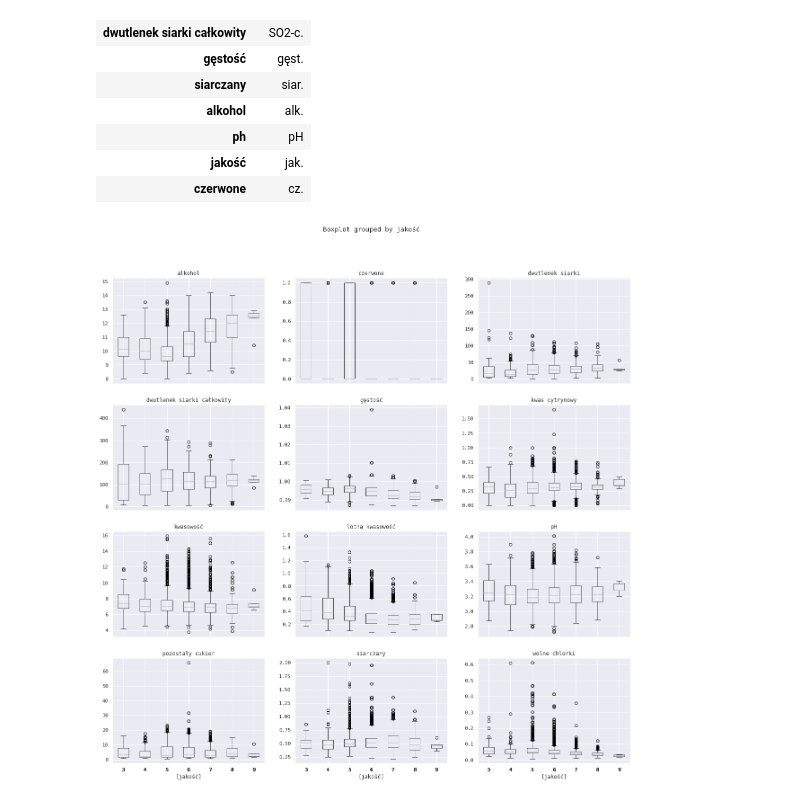
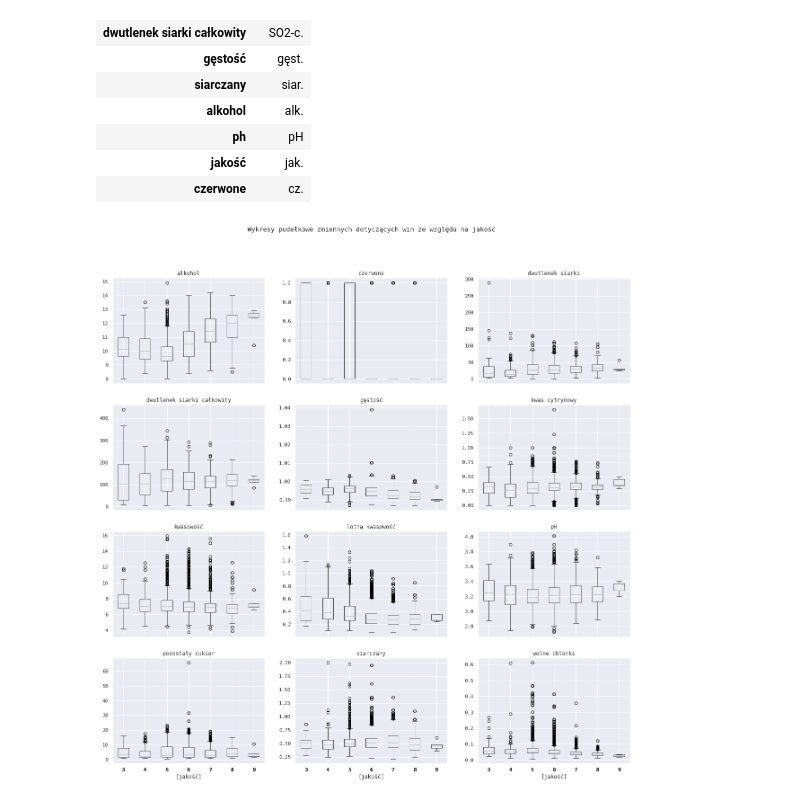
Before and after one commit to JakisTam-maTsikaJ/winko, a Jupyter notebook: statystyki.ipynb, the cells around one changed output. Drawn from its saved outputs; the diff is of its cells as text; code cells hidden in the pictures.

```diff
--- a/statystyki.ipynb
+++ b/statystyki.ipynb
@@ -416,8 +418,9 @@ DataFrame(skróty, index=['skrót']).T
 | czerwone | cz. |
 # %%
 X.boxplot(by = 'jakość', figsize=(20, 20), sharey=False);
+suptitle('Wykresy pudełkowe zmiennych dotyczących win ze względu na jakość');
 # %% [output]
-[figure, old version]
+[figure, new version]
 # %%
 quality_colors = [
         'lightgreen',
```
Also changed, not shown: parts of 6 cells of this notebook, 2 other files.
